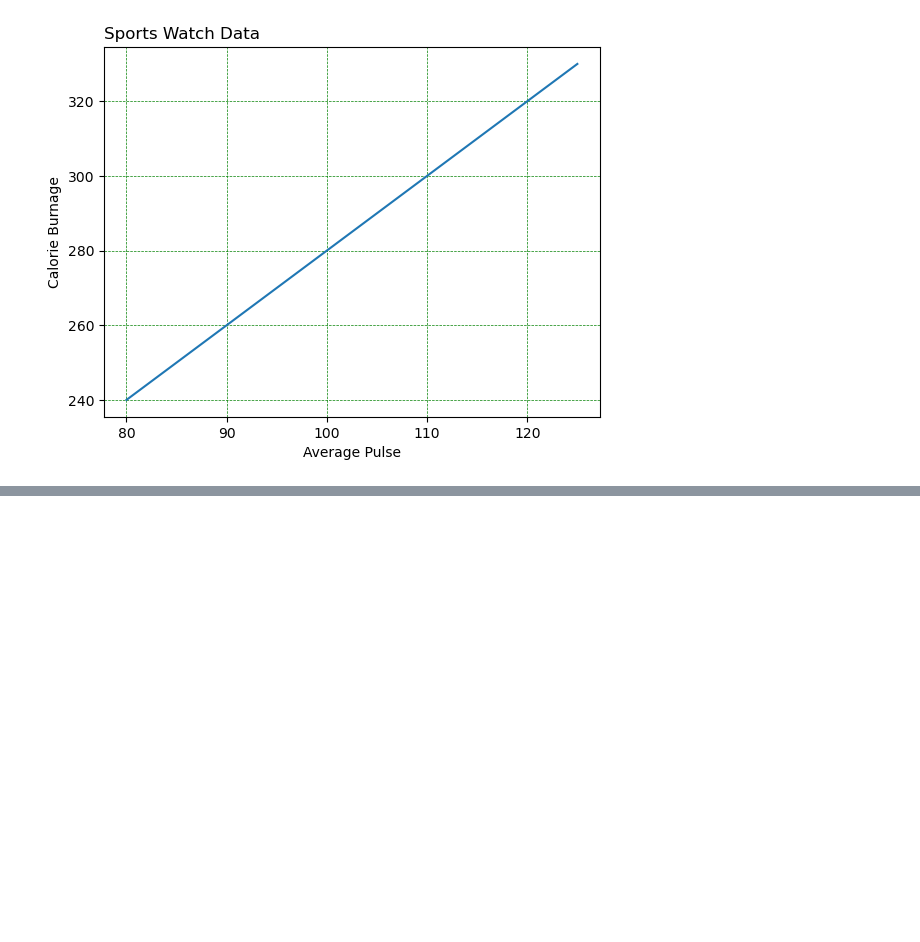
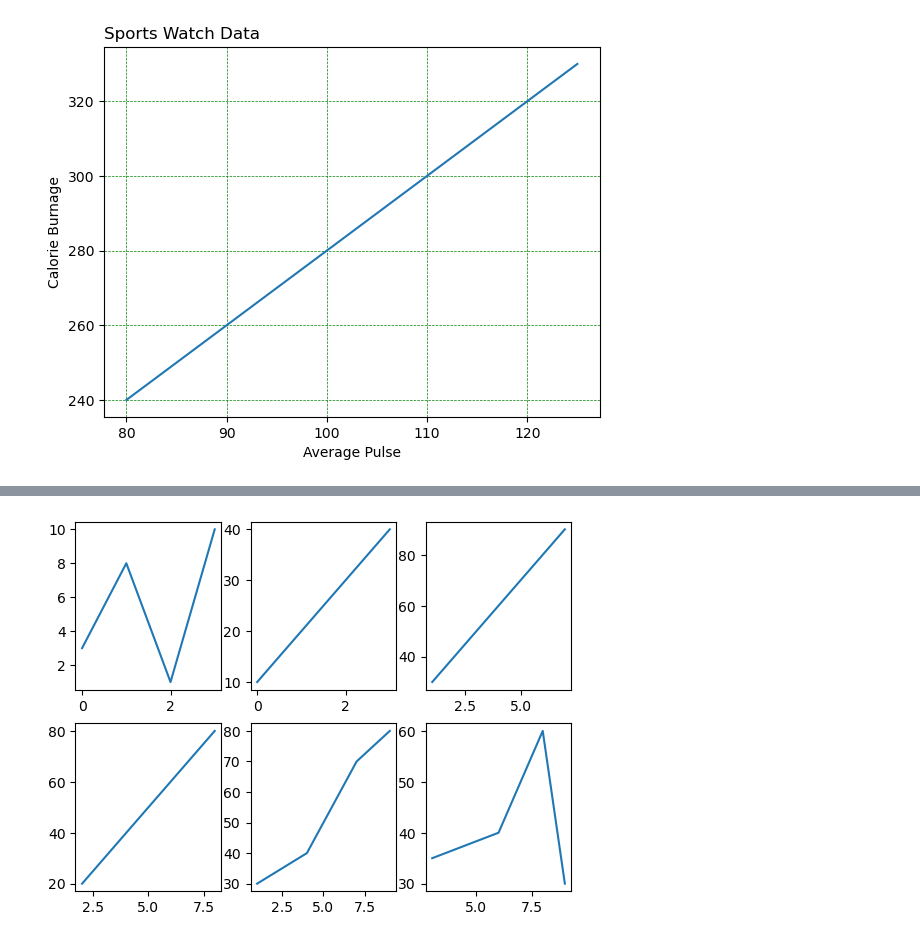
Before and after one commit to huyt39/mini_prj_py, a Jupyter notebook: Learn_Matplotlib/Matplotlib_Intro.ipynb, the cells around one changed output, grey strips where cells are left out. Cells and saved outputs as stored; diff of their text form; code cells hidden in the pictures; blank space fills up the shorter version.

```diff
--- a/Learn_Matplotlib/Matplotlib_Intro.ipynb
+++ b/Learn_Matplotlib/Matplotlib_Intro.ipynb
@@ -305,0 +339,40 @@ plt.show()
+# %%
+#plot 1:
+x = np.array([0, 1, 2, 3])
+y = np.array([3, 8, 1, 10])
+plt.subplot(2, 3, 1)
+plt.plot(x, y)
+
+#plot 2:
+x = np.array([0, 1, 2, 3])
+y = np.array([10, 20, 30, 40])
+plt.subplot(2, 3, 2)
+plt.plot(x, y)
+
+#plot 3:
+x = np.array([1, 3, 5, 7])
+y = np.array([30, 50, 70, 90])
+plt.subplot(2, 3, 3)
+plt.plot(x, y)
+
+#plot 4:
+x = np.array([2, 4, 6, 8])
+y = np.array([20, 40, 60, 80])
+plt.subplot(2, 3, 4)
+plt.plot(x, y)
+
+#plot 5:
+x = np.array([1, 4, 7, 9])
+y = np.array([30, 40, 70, 80])
+plt.subplot(2, 3, 5)
+plt.plot(x, y)
+
+#plot 6:
+x = np.array([9, 8, 6, 3])
+y = np.array([30, 60, 40, 35])
+plt.subplot(2, 3, 6)
+plt.plot(x, y)
+
+plt.show()
+# %% [output]
+[figure, added]
```
Also changed, not shown: parts of 13 cells of this notebook.
